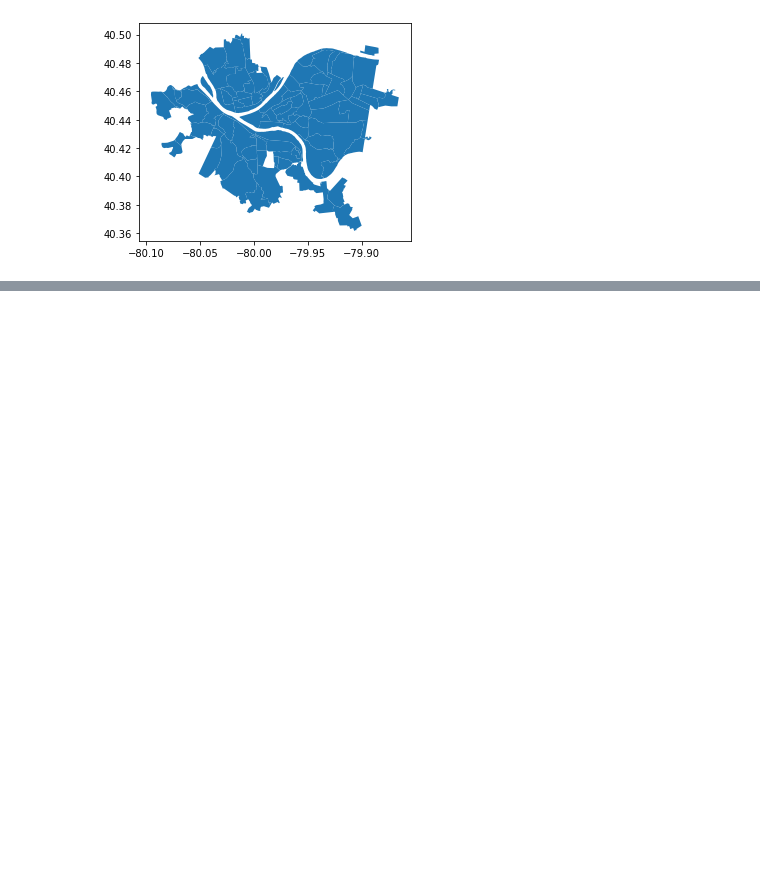
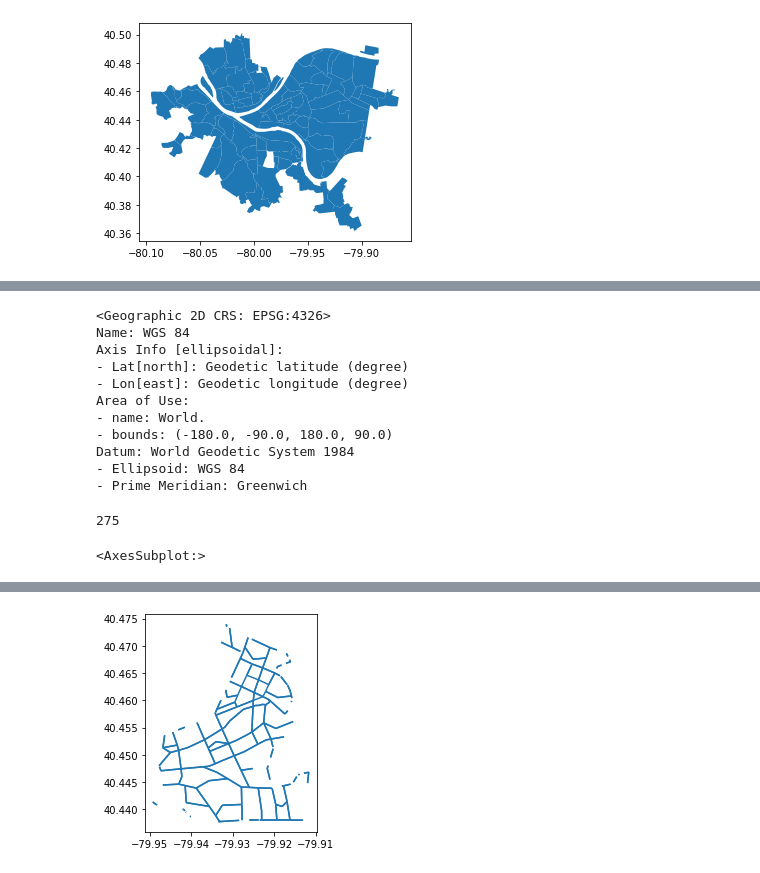
Before and after one commit to lgraff/Multimodal-Accessibility_notebooks, a Jupyter notebook: PGH_network.ipynb, the cells around one changed output, grey strips where cells are left out. Saved outputs shown, nothing was run; the diff lists cells and outputs as text; code cells hidden in the pictures; blank space fills up the shorter version.

```diff
--- a/PGH_network.ipynb
+++ b/PGH_network.ipynb
@@ -63,0 +79,29 @@ len(nodes_clip)
+# %%
+# The geometry of edges has a diferent coordinate ref system than the geometry of nodes and neighborhoods
+# edges.crs
+# pgh_nhoods_mask.crs
+# nodes.crs
+
+# Transform geometry of edges to the proper coord system
+edges = edges.to_crs(epsg = 4326)
+edges.crs
+
+# Now edges can be clipped appropriately
+edges_clip = gpd.clip(edges, pgh_nhoods_mask)
+len(edges_clip)
+edges_clip.plot()
+edges_clip.head(5)
+# %% [output]
+<Geographic 2D CRS: EPSG:4326>
+Name: WGS 84
+Axis Info [ellipsoidal]:
+- Lat[north]: Geodetic latitude (degree)
+- Lon[east]: Geodetic longitude (degree)
+Area of Use:
+- name: World.
+- bounds: (-180.0, -90.0, 180.0, 90.0)
+Datum: World Geodetic System 1984
+- Ellipsoid: WGS 84
+- Prime Meridian: Greenwich
+275
+<AxesSubplot:>
@@ -63,0 +114 @@ len(nodes_clip)
+[figure, added]
```
Also changed, not shown: parts of 28 cells of this notebook.
